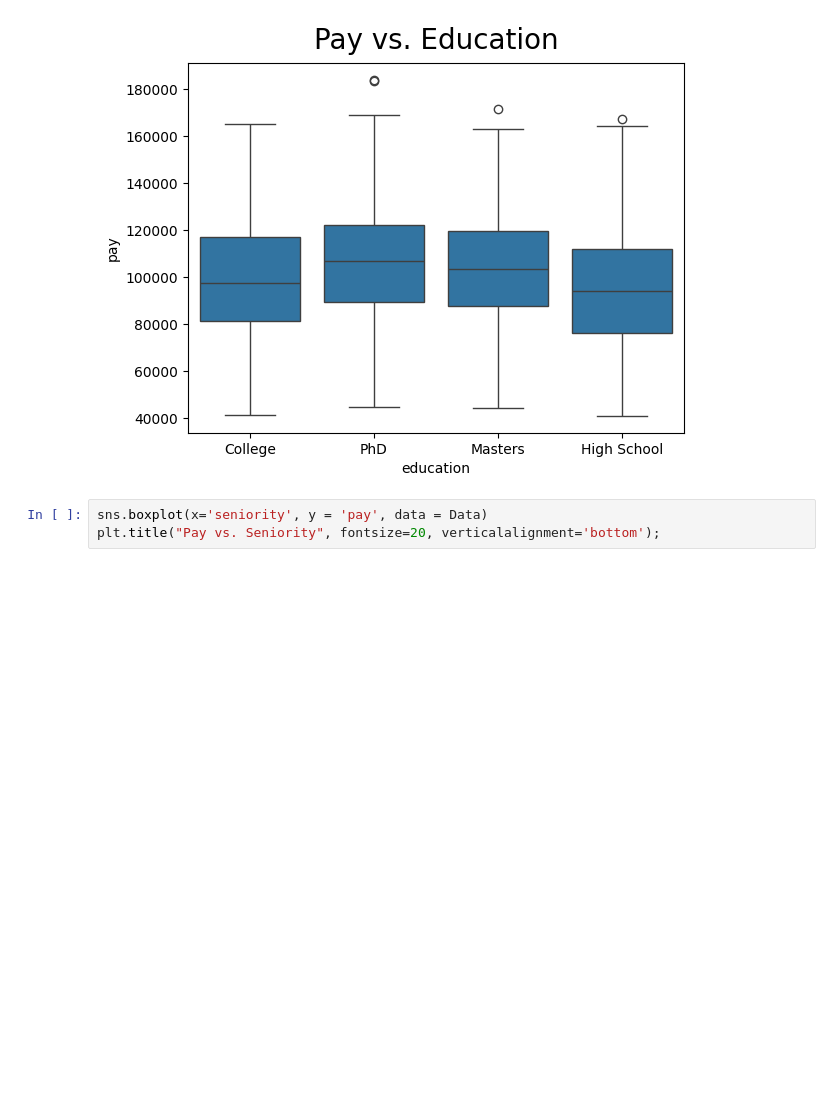
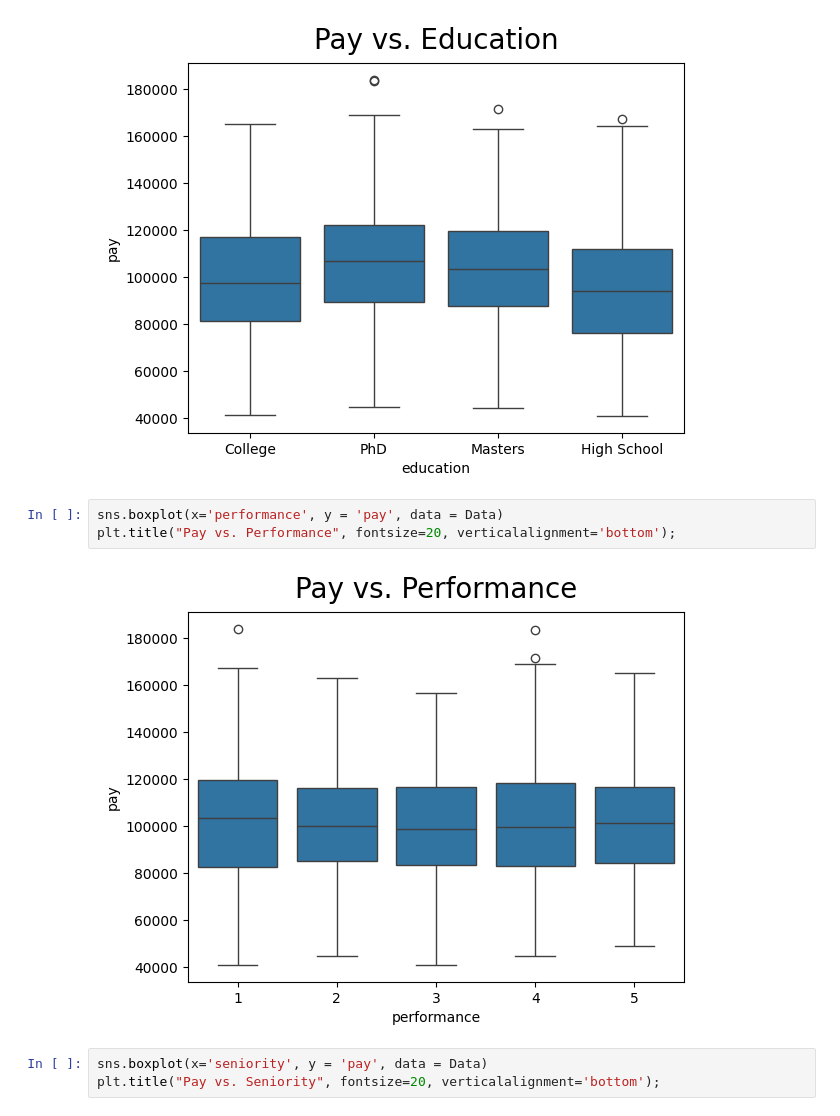
Before and after one commit to dfbustosus/Bootcamp-DS-2024-I, a Jupyter notebook: Clase 18/Regresion - Ejemplo aplicado.ipynb, the cells around one changed output. Saved outputs shown, nothing was run; the diff lists cells and outputs as text; blank space fills up the shorter version.

```diff
--- a/Clase 18/Regresion - Ejemplo aplicado.ipynb
+++ b/Clase 18/Regresion - Ejemplo aplicado.ipynb
@@ -190,6 +172,11 @@ sns.boxplot(x='education', y = 'pay', data = Data)
 plt.title("Pay vs. Education", fontsize=20, verticalalignment='bottom');
 # %% [output]
 [figure]
+# %%
+sns.boxplot(x='performance', y = 'pay', data = Data)
+plt.title("Pay vs. Performance", fontsize=20, verticalalignment='bottom');
+# %% [output]
+[figure, added]
 # %%
 sns.boxplot(x='seniority', y = 'pay', data = Data)
 plt.title("Pay vs. Seniority", fontsize=20, verticalalignment='bottom');
```
Also changed, not shown: parts of 13 cells of this notebook, 6 other files.
